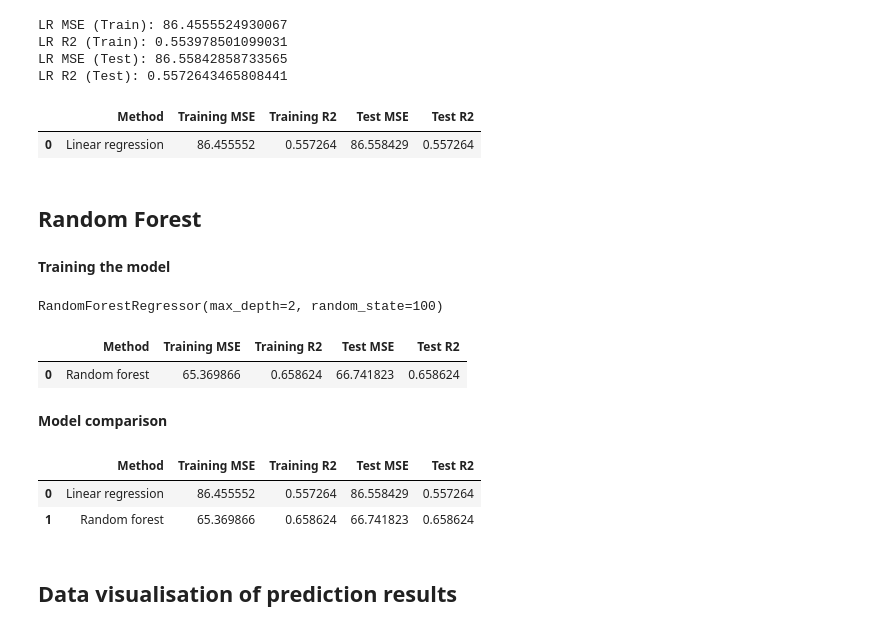
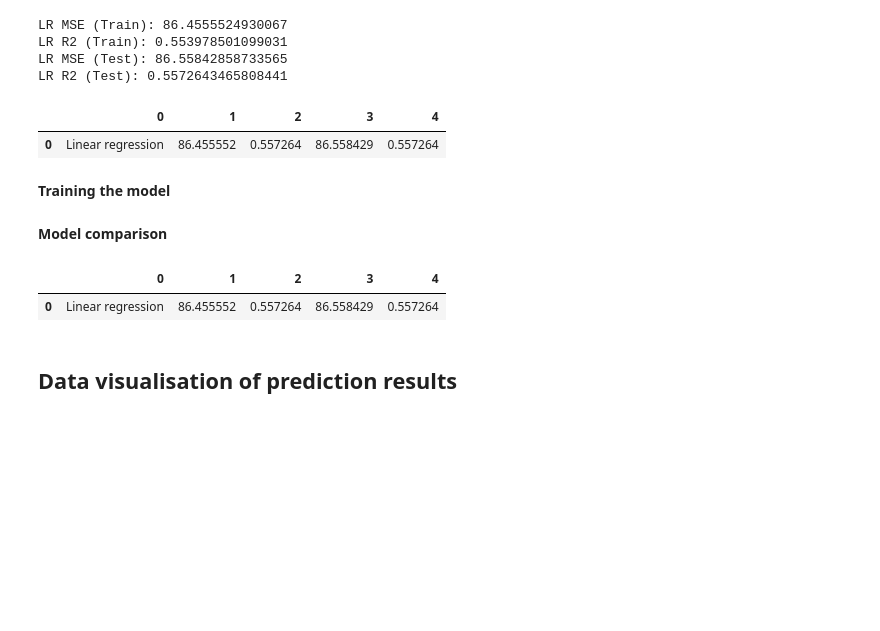
Before and after one commit to patech123/gomycode-data-science, a Jupyter notebook: Supervised_Learning_Regression_Checkpoint.ipynb, the cells around one changed output. Cells and saved outputs as stored; diff of their text form; code cells hidden in the pictures; blank space fills up the shorter version.

```diff
--- a/Supervised_Learning_Regression_Checkpoint.ipynb
+++ b/Supervised_Learning_Regression_Checkpoint.ipynb
@@ -104,8 +104,6 @@ label_encoder = LabelEncoder()
 #changing the data type string to integer
 for column in ['BS']:
     df[column] = label_encoder.fit_transform(df[column])
-# %%
-df['Time'] = pd.to_datetime(df['Time'])
 # %%
 df
 # %% [output]
@@ -288,16 +286,7 @@ lr_results.clumns=['Method', 'Training MSE', 'Training R2', 'Test MSE', 'Test R2
 # %%
 lr_results
 # %% [output]
-|  | Method | Training MSE | Training R2 | Test MSE | Test R2 |
+|  | 0 | 1 | 2 | 3 | 4 |
 | 0 | Linear regression | 86.455552 | 0.557264 | 86.558429 | 0.557264 |
-# %% [markdown]
-## **Random Forest**
 # %% [markdown]
 **Training the model**
-# %%
-from sklearn.ensemble import RandomForestRegressor
-
-rf = RandomForestRegressor(max_depth=2, random_state=100)
-rf.fit(X_train, y_train)
-# %% [output]
-RandomForestRegressor(max_depth=2, random_state=100)
@@ -314,19 +293,11 @@ rf_test_r2 = r2_score(y_test, y_rf_test_pred)
-# %%
-rf_results = pd.DataFrame(['Random forest', rf_train_mse, rf_test_r2, rf_test_mse, rf_test_r2]).transpose()
-rf_results.columns=['Method', 'Training MSE', 'Training R2', 'Test MSE', 'Test R2']
-rf_results
-# %% [output]
-|  | Method | Training MSE | Training R2 | Test MSE | Test R2 |
-| 0 | Random forest | 65.369866 | 0.658624 | 66.741823 | 0.658624 |
 # %% [markdown]
 **Model comparison**
 # %%
-df_models = pd.concat([lr_results, rf_results], axis=0).reset_index(drop=True)
+df_models = pd.concat([lr_results], axis=0).reset_index(drop=True)
 df_models
 # %% [output]
-|  | Method | Training MSE | Training R2 | Test MSE | Test R2 |
+|  | 0 | 1 | 2 | 3 | 4 |
 | 0 | Linear regression | 86.455552 | 0.557264 | 86.558429 | 0.557264 |
-| 1 | Random forest | 65.369866 | 0.658624 | 66.741823 | 0.658624 |
 # %% [markdown]
 ## **Data visualisation of prediction results**
 # %%
```
Also changed, not shown: parts of 4 cells of this notebook.
